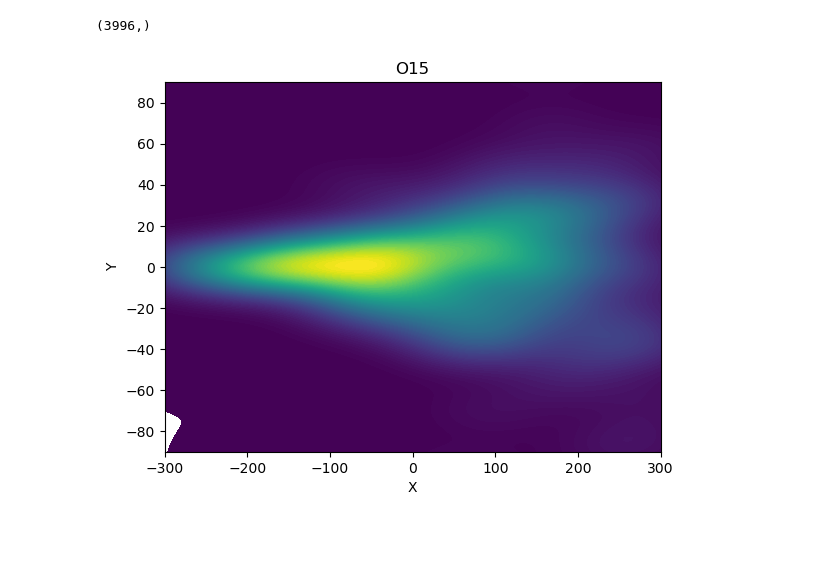
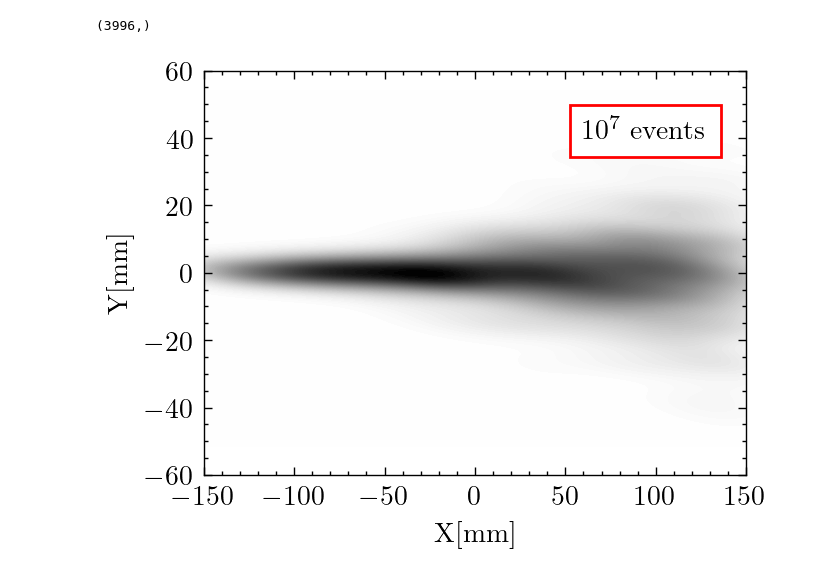
Before and after one commit to francescouni0/Online-Monitoring, a Jupyter notebook: radionuc.ipynb, the cells around one changed output. Saved outputs shown, nothing was run; the diff lists cells and outputs as text; code cells hidden in the pictures; blank space fills up the shorter version.

```diff
--- a/radionuc.ipynb
+++ b/radionuc.ipynb
@@ -2,10 +2,12 @@
 import pandas as pd
 import matplotlib.pyplot as plt
 import numpy as np
+import scienceplots
 import seaborn as sns
-csv_file_path1 = 'dati/radionucbigphantom/150/C11_entering_particles.csv'
+plt.style.use('science')
+csv_file_path1 = 'dati/preFrascati/cilindrofan/150mev/coll/C11_entering_particles.csv'
 
-csv_file_path2 = 'dati/radionucbigphantom/150/O15_entering_particles.csv'
+csv_file_path2 = 'dati/preFrascati/cilindrofan/150mev/coll/O15_entering_particles.csv'
 
 df_C11 = pd.read_csv(csv_file_path1, delimiter=',', header=None, names=['Energy', 'X', 'Y', 'Z','pX', 'pY', 'pZ','evt'])
 df_O15 = pd.read_csv(csv_file_path2, delimiter=',', header=None, names=['Energy', 'X', 'Y', 'Z','pX', 'pY', 'pZ','evt'])
@@ -105,10 +115,16 @@ print(np.shape(df_O15['X']))
 # %% [output]
 (3996,)
 # %%
-sns.kdeplot(x=df_O15['X'], y=df_O15['Y'], cmap='viridis', fill=True, thresh=0, levels=100,common_grid=True)
-plt.title('O15')
-plt.xlim(-300,300)
-plt.ylim(-90,90)
+fig=plt.figure()
+fig.dpi=200
+sns.kdeplot(x=df_O15['X'], y=df_O15['Y'], cmap='binary', fill=True, thresh=0, levels=100,common_grid=True,)
+plt.xlim(-150,150)
+plt.ylim(-60,60)
+plt.xlabel('X[mm]')
+plt.ylabel('Y[mm]')
+plt.text(60,40, r'$10^7$ events', bbox=dict(facecolor='white', edgecolor='red', boxstyle='square,pad=0.5'))
+
+
 plt.show()
 # %% [output]
-[figure, old version]
+[figure, new version]
```
Also changed, not shown: parts of 6 cells of this notebook, 2 other files.
